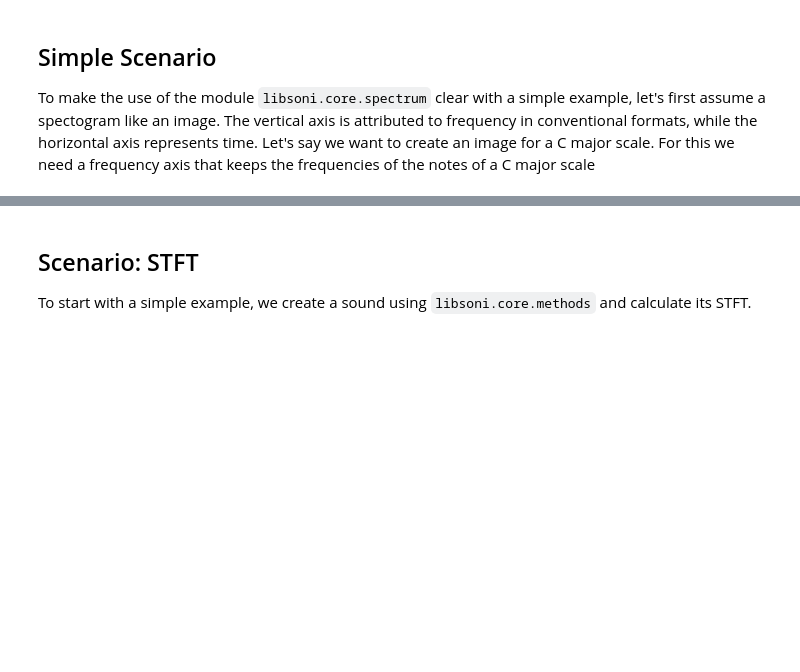
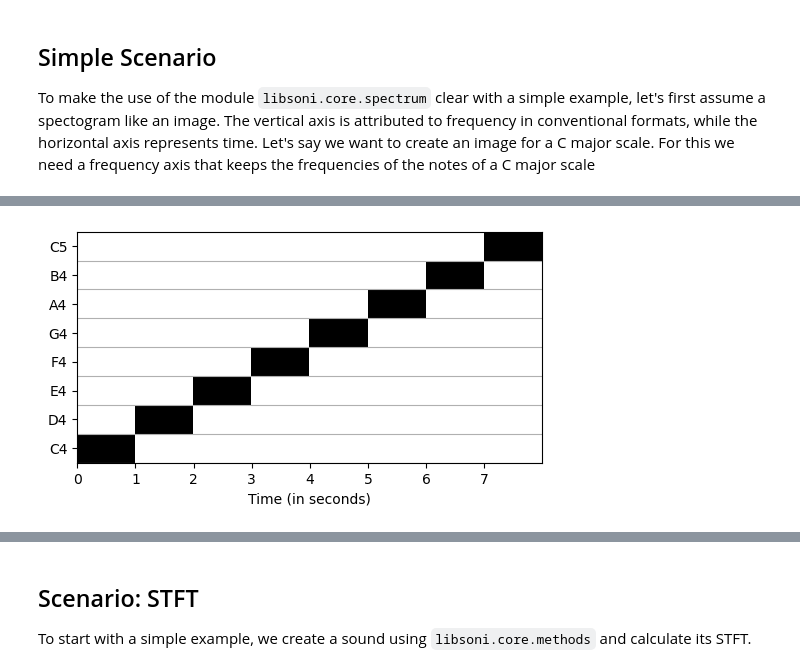
Before and after one commit to groupmm/libsoni, a Jupyter notebook: demo_spectrum.ipynb, the cells around one changed output, grey strips where cells are left out. Drawn from its saved outputs; the diff is of its cells as text; code cells hidden in the pictures; blank space fills up the shorter version.

```diff
--- a/demo_spectrum.ipynb
+++ b/demo_spectrum.ipynb
@@ -49,5 +49,6 @@ ax.set_xticks(np.arange(-0.5, 7, 1), times, minor=False)
 plt.xlabel('Time (in seconds)')
 
 plt.imshow(image, cmap='gray_r', aspect='auto', origin='lower')
-x = sonify_spectrum(image, c_major_pitch_frequencies, times)
+x = sonify_spectrogram(image, c_major_pitch_frequencies, times)
 ipd.display(ipd.Audio(x, rate=Fs))
+# %% [output]
@@ -54,3 +56,4 @@ ipd.display(ipd.Audio(x, rate=Fs))
+[figure, added]
 # %% [markdown]
 ## Running Example:  *Frühlingstraum* by *Franz Schubert*
 <img src="figures/demo_spectrum/Schubert_D911-11_score.png" alt="Gute Nacht" width="600">
```
Also changed, not shown: parts of 6 cells of this notebook, 5 other files.
